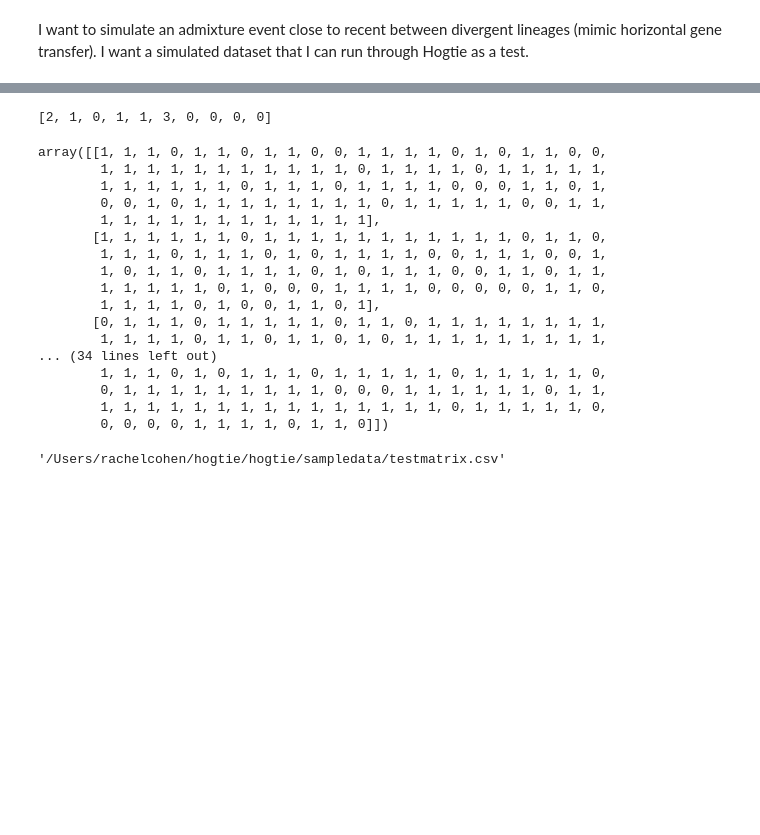
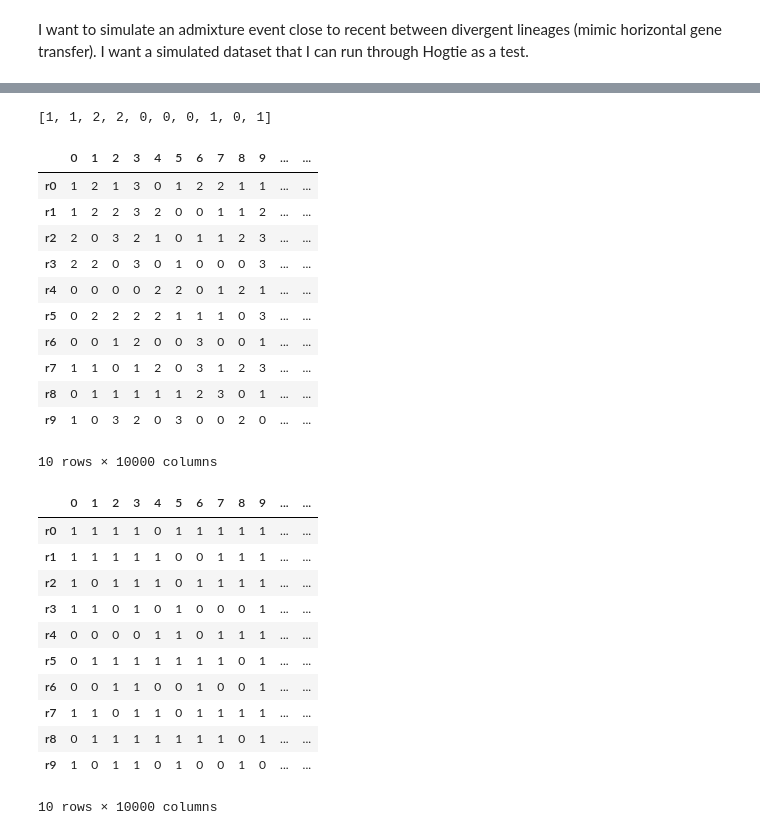
Before and after one commit to eaton-lab/hogtie, a Jupyter notebook: notebooks/simulations.ipynb, the cells around one changed output, grey strips where cells are left out. Saved outputs shown, nothing was run; the diff lists cells and outputs as text; code cells hidden in the pictures; blank space fills up the shorter version.

```diff
--- a/notebooks/simulations.ipynb
+++ b/notebooks/simulations.ipynb
@@ -246,5 +282,19 @@ snp_introgression_model.df
 # %%
 data = snp_introgression_model.write_vcf().iloc[:, 9:].T
-list(data[0])
 # %% [output]
-[2, 1, 0, 1, 1, 3, 0, 0, 0, 0]
+[1, 1, 2, 2, 0, 0, 0, 1, 0, 1]
+# %%
+data
+# %% [output]
+|  | 0 | 1 | 2 | 3 | 4 | 5 | 6 | 7 | 8 | 9 | ... | ... |
+| r0 | 1 | 2 | 1 | 3 | 0 | 1 | 2 | 2 | 1 | 1 | ... | ... |
+| r1 | 1 | 2 | 2 | 3 | 2 | 0 | 0 | 1 | 1 | 2 | ... | ... |
+| r2 | 2 | 0 | 3 | 2 | 1 | 0 | 1 | 1 | 2 | 3 | ... | ... |
+| r3 | 2 | 2 | 0 | 3 | 0 | 1 | 0 | 0 | 0 | 3 | ... | ... |
+| r4 | 0 | 0 | 0 | 0 | 2 | 2 | 0 | 1 | 2 | 1 | ... | ... |
+| r5 | 0 | 2 | 2 | 2 | 2 | 1 | 1 | 1 | 0 | 3 | ... | ... |
+| r6 | 0 | 0 | 1 | 2 | 0 | 0 | 3 | 0 | 0 | 1 | ... | ... |
+| r7 | 1 | 1 | 0 | 1 | 2 | 0 | 3 | 1 | 2 | 3 | ... | ... |
+| r8 | 0 | 1 | 1 | 1 | 1 | 1 | 2 | 3 | 0 | 1 | ... | ... |
+| r9 | 1 | 0 | 3 | 2 | 0 | 3 | 0 | 0 | 2 | 0 | ... | ... |
+10 rows × 10000 columns
@@ -251,20 +304,15 @@ list(data[0])
 # %%
-data.to_numpy(dtype=int,copy=True)
+data
 # %% [output]
+|  | 0 | 1 | 2 | 3 | 4 | 5 | 6 | 7 | 8 | 9 | ... | ... |
+| r0 | 1 | 1 | 1 | 1 | 0 | 1 | 1 | 1 | 1 | 1 | ... | ... |
+| r1 | 1 | 1 | 1 | 1 | 1 | 0 | 0 | 1 | 1 | 1 | ... | ... |
+| r2 | 1 | 0 | 1 | 1 | 1 | 0 | 1 | 1 | 1 | 1 | ... | ... |
+| r3 | 1 | 1 | 0 | 1 | 0 | 1 | 0 | 0 | 0 | 1 | ... | ... |
+| r4 | 0 | 0 | 0 | 0 | 1 | 1 | 0 | 1 | 1 | 1 | ... | ... |
+| r5 | 0 | 1 | 1 | 1 | 1 | 1 | 1 | 1 | 0 | 1 | ... | ... |
+| r6 | 0 | 0 | 1 | 1 | 0 | 0 | 1 | 0 | 0 | 1 | ... | ... |
+| r7 | 1 | 1 | 0 | 1 | 1 | 0 | 1 | 1 | 1 | 1 | ... | ... |
+| r8 | 0 | 1 | 1 | 1 | 1 | 1 | 1 | 1 | 0 | 1 | ... | ... |
+| r9 | 1 | 0 | 1 | 1 | 0 | 1 | 0 | 0 | 1 | 0 | ... | ... |
-array([[1, 1, 1, 0, 1, 1, 0, 1, 1, 0, 0, 1, 1, 1, 1, 0, 1, 0, 1, 1, 0, 0,
-        1, 1, 1, 1, 1, 1, 1, 1, 1, 1, 1, 0, 1, 1, 1, 1, 0, 1, 1, 1, 1, 1,
-        1, 1, 1, 1, 1, 1, 0, 1, 1, 1, 0, 1, 1, 1, 1, 0, 0, 0, 1, 1, 0, 1,
-        0, 0, 1, 0, 1, 1, 1, 1, 1, 1, 1, 1, 0, 1, 1, 1, 1, 1, 0, 0, 1, 1,
-        1, 1, 1, 1, 1, 1, 1, 1, 1, 1, 1, 1],
-       [1, 1, 1, 1, 1, 1, 0, 1, 1, 1, 1, 1, 1, 1, 1, 1, 1, 1, 0, 1, 1, 0,
-        1, 1, 1, 0, 1, 1, 1, 0, 1, 0, 1, 1, 1, 1, 0, 0, 1, 1, 1, 0, 0, 1,
-        1, 0, 1, 1, 0, 1, 1, 1, 1, 0, 1, 0, 1, 1, 1, 0, 0, 1, 1, 0, 1, 1,
-        1, 1, 1, 1, 1, 0, 1, 0, 0, 0, 1, 1, 1, 1, 0, 0, 0, 0, 0, 1, 1, 0,
-        1, 1, 1, 1, 0, 1, 0, 0, 1, 1, 0, 1],
-       [0, 1, 1, 1, 0, 1, 1, 1, 1, 1, 0, 1, 1, 0, 1, 1, 1, 1, 1, 1, 1, 1,
-        1, 1, 1, 1, 0, 1, 1, 0, 1, 1, 0, 1, 0, 1, 1, 1, 1, 1, 1, 1, 1, 1,
-... (34 lines left out)
-        1, 1, 1, 0, 1, 0, 1, 1, 1, 0, 1, 1, 1, 1, 1, 0, 1, 1, 1, 1, 1, 0,
-        0, 1, 1, 1, 1, 1, 1, 1, 1, 1, 0, 0, 0, 1, 1, 1, 1, 1, 1, 0, 1, 1,
-        1, 1, 1, 1, 1, 1, 1, 1, 1, 1, 1, 1, 1, 1, 1, 0, 1, 1, 1, 1, 1, 0,
-        0, 0, 0, 0, 1, 1, 1, 1, 0, 1, 1, 0]])
+10 rows × 10000 columns
@@ -279,8 +329,3 @@ import os
 HOGTIEDIR = os.path.dirname(os.getcwd())
 file1 = os.path.join(HOGTIEDIR, "sampledata", "testmatrix.csv")
 file2 = os.path.join(HOGTIEDIR, "sampledata", "testtree.txt")
-# %%
-data.to_csv(path_or_buf=file1)
-file1
-# %% [output]
-'/Users/rachelcohen/hogtie/hogtie/sampledata/testmatrix.csv'
```
Also changed, not shown: parts of 13 cells of this notebook.
